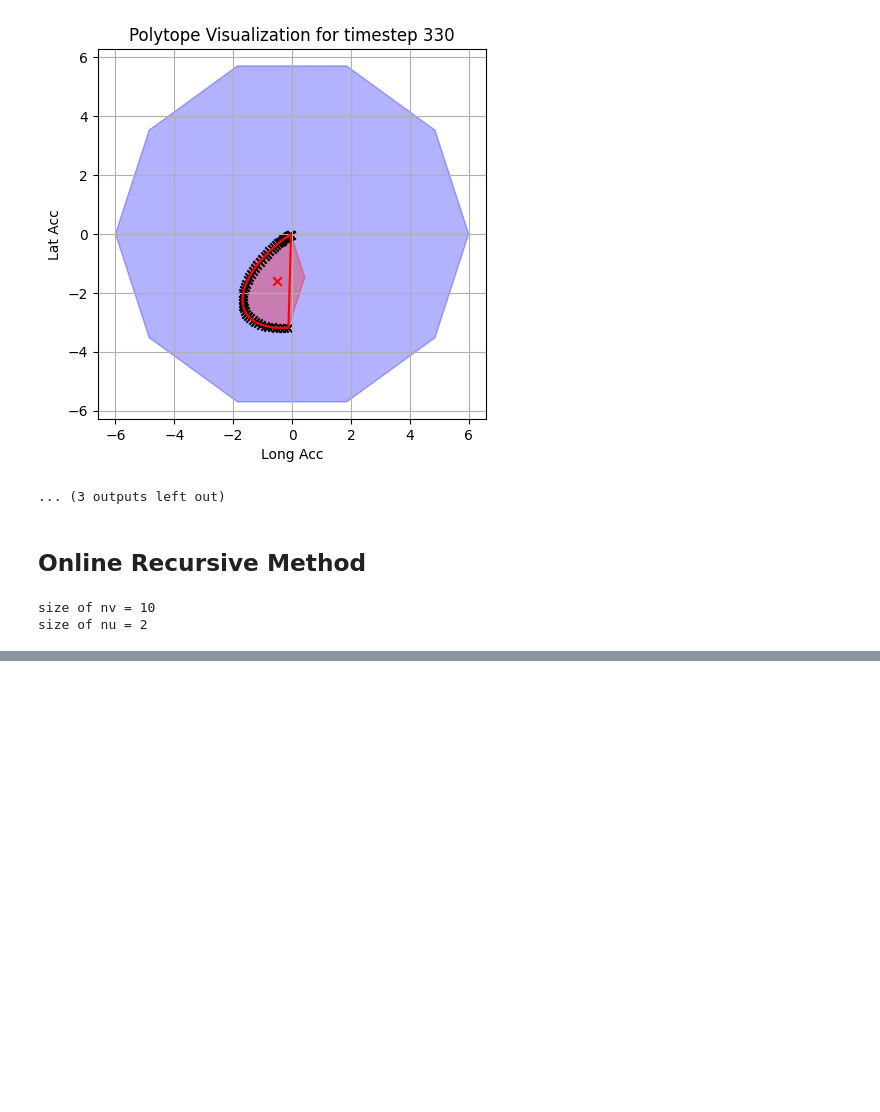
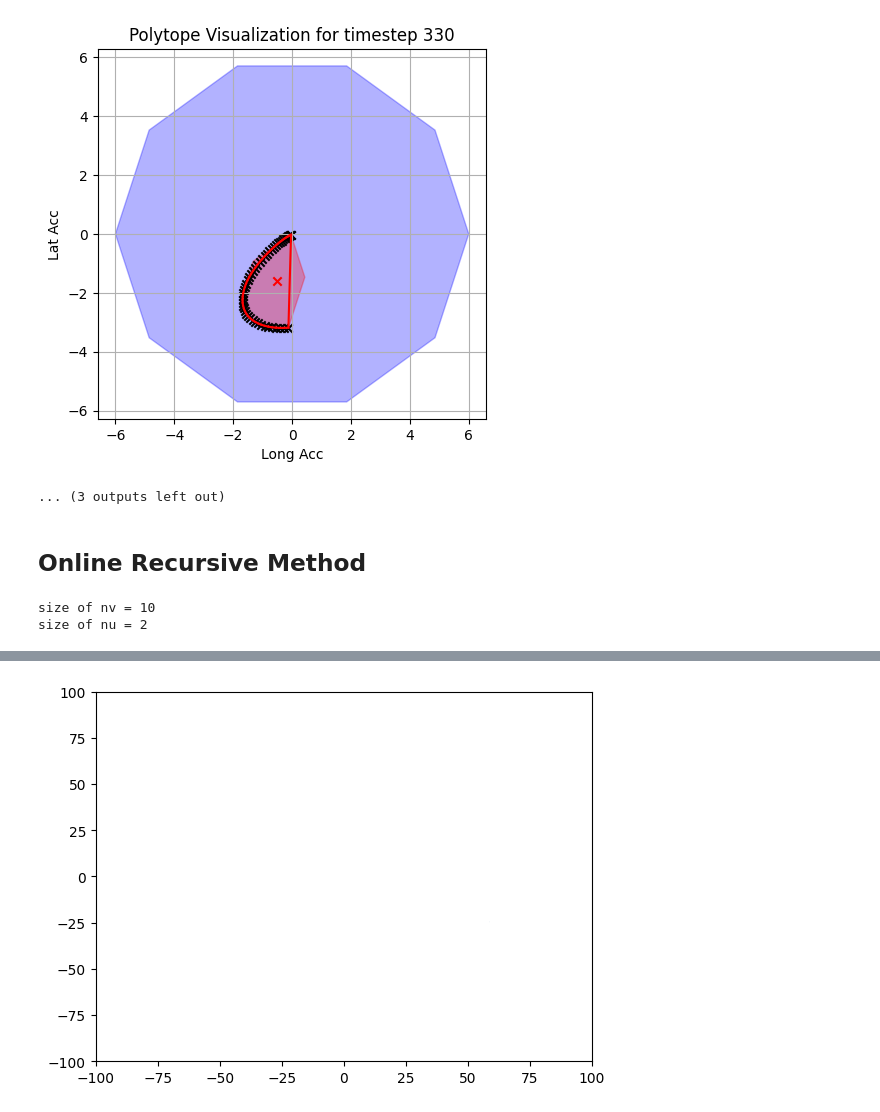
Before and after one commit to QDZHOU/FYP_Intent_Learning, a Jupyter notebook: H_estimtion_polytope.ipynb, the cells around one changed output, grey strips where cells are left out. Cells and saved outputs as stored; diff of their text form; code cells hidden in the pictures; blank space fills up the shorter version.

Commit message:
feat: reachability and occupancy for polytope

```diff
--- a/H_estimtion_polytope.ipynb
+++ b/H_estimtion_polytope.ipynb
@@ -46,7 +46,17 @@ filtered_data = tracks_data[tracks_data['trackId'] == 14]
 xAcc = filtered_data['xAcceleration'].to_numpy()
 yAcc = filtered_data['yAcceleration'].to_numpy()
 random_vals = np.vstack((xAcc,yAcc))
+N_Sam = random_vals.shape[1]
 print(random_vals.shape)
-N_Sam = random_vals.shape[1]
+
+xPos = filtered_data["xCenter"].to_numpy()
+yPos = filtered_data["yCenter"].to_numpy()
+position_vals = np.vstack((xPos,yPos))
+print(position_vals.shape)
+
+xVel = filtered_data["xVelocity"].to_numpy()
+yVel = filtered_data["yVelocity"].to_numpy()
+velocity_vals = np.vstack((xVel,yVel))
+print(position_vals.shape)
 # %% [output]
 (2, 494)
@@ -366,0 +367,11 @@ for i in range(N_Sam):
+# %%
+N = 5
+T = 1/25
+A_SV = np.array([[1, T, 0, 0], [0, 1, 0, 0], [0, 0, 1, T], [0, 0, 0, 1]])
+B_SV = np.array([[0.5*T**2, 0], [T, 0], [0, 0.5*T**2], [0, T]])
+BU = B_SV*U_hat_polytope
+Reachable_Set = list()
+Occupancy_SV = list()
+x_t = np.array([position_vals[0, 100], velocity_vals[0, 100], position_vals[1, 100], velocity_vals[1, 100]])
+print(x_t.shape)
+Reachable_Set.append(x_t)
@@ -366,0 +386,15 @@ for i in range(N_Sam):
+# %%
+for t in range(1,N+1):
+    if t == 1:
+        reachable_set_t = (A_SV@Reachable_Set[t - 1] + BU)
+    else:
+        reachable_set_t = (A_SV*Reachable_Set[t - 1] + BU)
+
+    vertex = reachable_set_t.V
+    vertex_xy = np.delete(vertex, [1, 3], axis = 1)
+    occupancy_SV_t = Polytope(vertex_xy)
+    occupancy_SV_t.minimize_V_rep( )
+    temp_poly   = occupancy_SV_t
+
+    Occupancy_SV.append(temp_poly)
+    Reachable_Set.append(reachable_set_t)
@@ -366,0 +414,7 @@ for i in range(N_Sam):
+# %%
+for i in range(len(Occupancy_SV)):
+    Occupancy_SV[i].plot()
+    plt.xlim(-100,100)
+    plt.ylim(-100,100)
+# %% [output]
+[figure, added]
```
Also changed, not shown: parts of 6 cells of this notebook, 1 other file.
